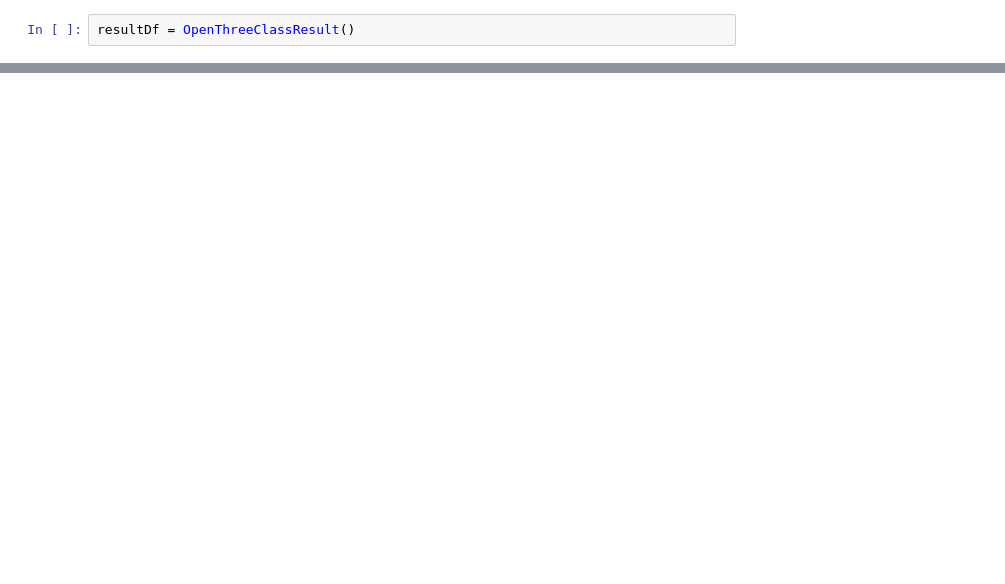
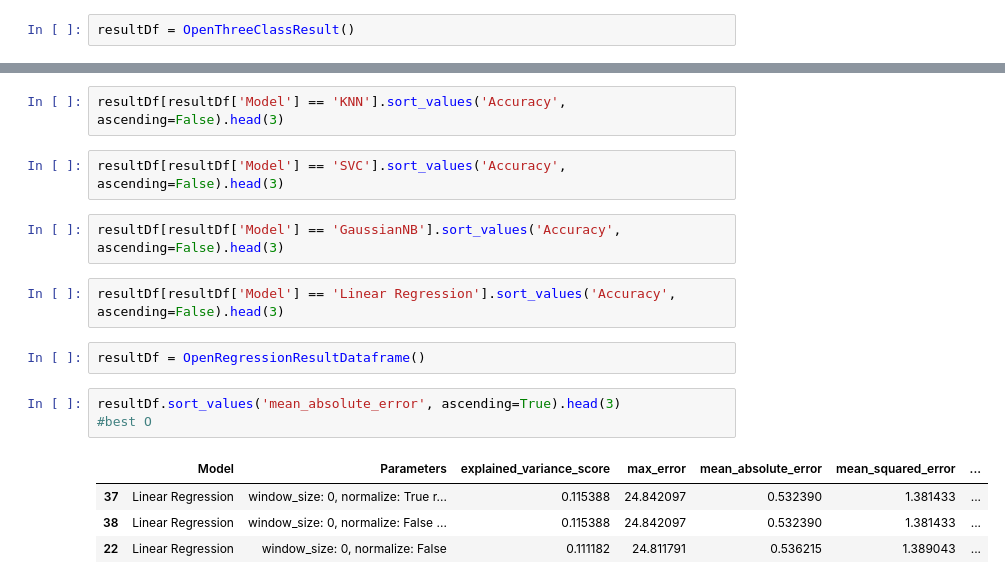
Before and after one commit to KrizanPeter/DP3_Repo, a Jupyter notebook: Experiment NTB.ipynb, the cells around one changed output, grey strips where cells are left out. Drawn from its saved outputs; the diff is of its cells as text; blank space fills up the shorter version.

```diff
--- a/Experiment NTB.ipynb
+++ b/Experiment NTB.ipynb
@@ -670,0 +665,18 @@ resultDf[resultDf['RecalFall'] == resultDf.RecalFall.max()]
+# %%
+resultDf[resultDf['Model'] == 'KNN'].sort_values('Accuracy', ascending=False).head(3)
+# %%
+resultDf[resultDf['Model'] == 'SVC'].sort_values('Accuracy', ascending=False).head(3)
+# %%
+resultDf[resultDf['Model'] == 'GaussianNB'].sort_values('Accuracy', ascending=False).head(3)
+# %%
+resultDf[resultDf['Model'] == 'Linear Regression'].sort_values('Accuracy', ascending=False).head(3)
+# %%
+resultDf = OpenRegressionResultDataframe()
+# %%
+resultDf.sort_values('mean_absolute_error', ascending=True).head(3)
+#best O
+# %% [output]
+|  | Model | Parameters | explained_variance_score | max_error | mean_absolute_error | mean_squared_error | ... |
+| 37 | Linear Regression | window_size: 0, normalize: True r... | 0.115388 | 24.842097 | 0.532390 | 1.381433 | ... |
+| 38 | Linear Regression | window_size: 0, normalize: False ... | 0.115388 | 24.842097 | 0.532390 | 1.381433 | ... |
+| 22 | Linear Regression | window_size: 0, normalize: False | 0.111182 | 24.811791 | 0.536215 | 1.389043 | ... |
```
Also changed, not shown: parts of 26 cells of this notebook, 9 other files.
